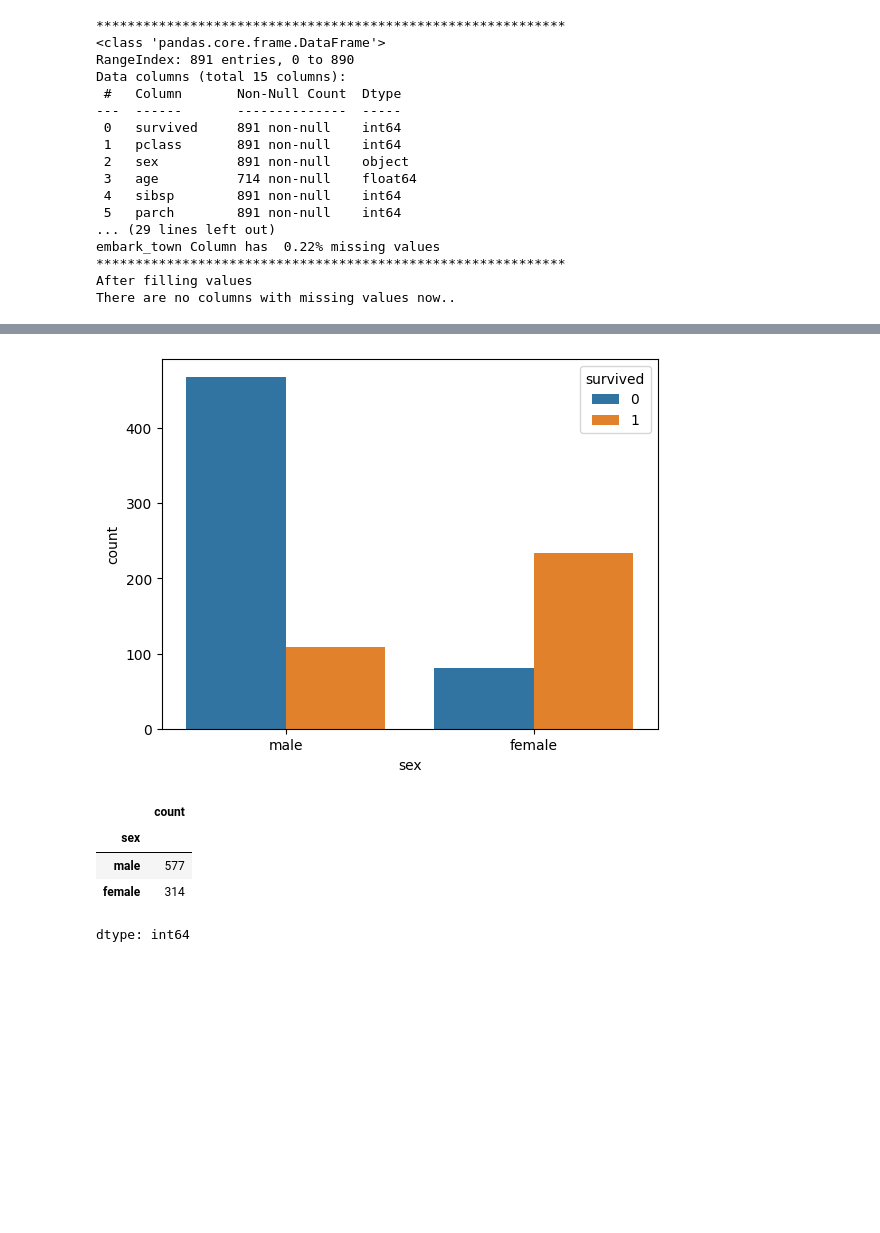
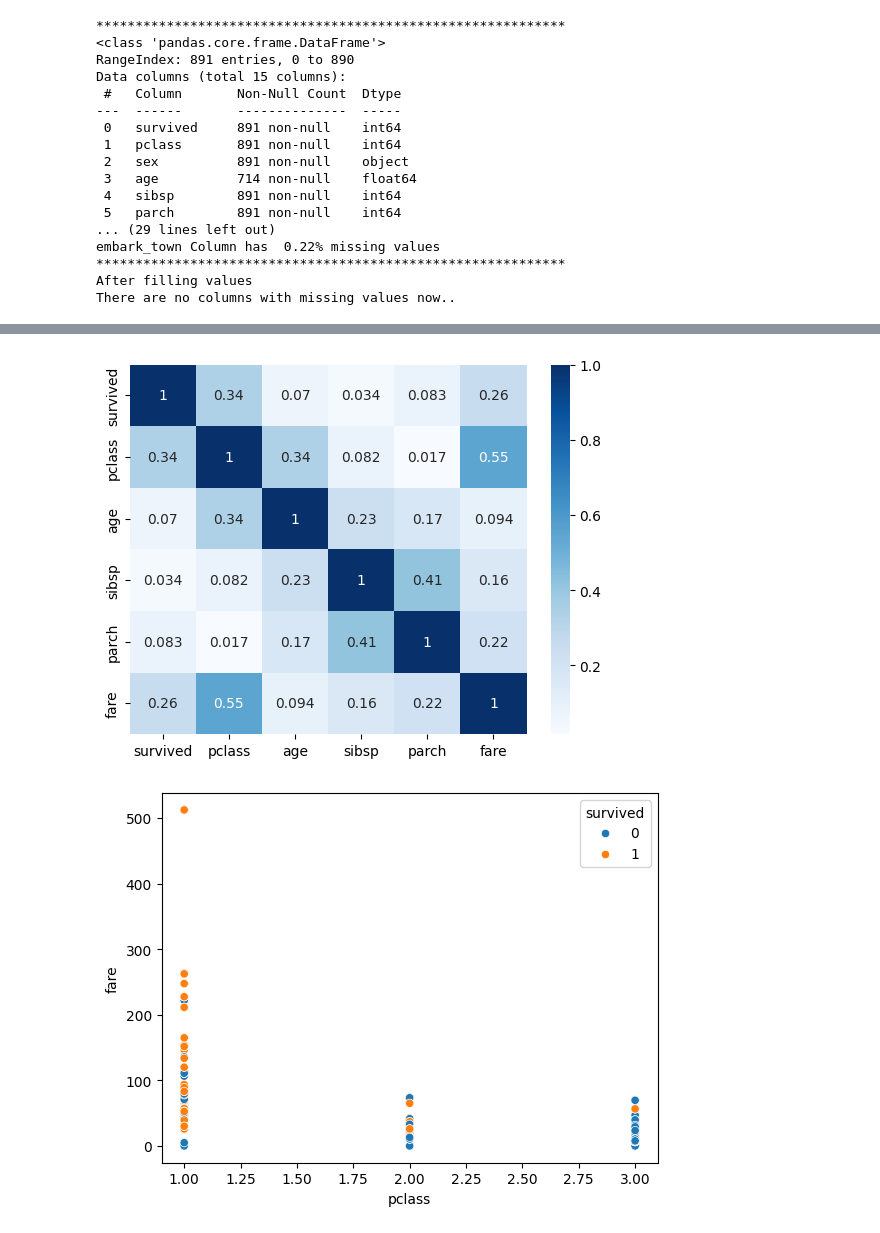
Before and after one commit to Saiteja1620/ZeptoData-AIPlaftform, a Jupyter notebook: analytics/01eda.ipynb, the cells around one changed output, grey strips where cells are left out. Drawn from its saved outputs; the diff is of its cells as text; code cells hidden in the pictures; blank space fills up the shorter version.

```diff
--- a/analytics/01eda.ipynb
+++ b/analytics/01eda.ipynb
@@ -263,13 +263,24 @@ plt.show()
-# %%
-sns.countplot(df_new, x='sex', hue='survived')
-plt.show()
-# %% [output]
-[figure, removed]
-# %%
-df_new['sex'].value_counts()
-# %% [output]
-|  | count |
-| sex |  |
-| male | 577 |
-| female | 314 |
-dtype: int64
+# %%
+#Multivariate EDA
+# 1 - heatmap
+corr_columns=['survived', 'pclass','age','sibsp','parch','fare']
+
+df_new[corr_columns].corr()
+df_corr=df_new[corr_columns]
+
+sns.heatmap(df_corr.corr().abs(),annot=True, cmap='Blues')
+plt.show()
+
+#Strongest correlations
+#1 - pclass vs fare. Passenger Class vs Fare directly related, i.e passengers who pay more fare are obvious to get high coach/pclass.
+#2 - sibsp vs parch. parch (Parents/Children), sibsp(Siblings/Spouse). Passengers who travelled with parents/children are high likely to also travel with siblings or spouse.
+# %% [output]
+[figure, added]
+# %%
+#2 - scatterplot
+#When scatterplot is made between pclass vs fare columns, we clearly see that many people in pclass 1 survived, when compared to people in other pclass 2,3.
+#So higher the fare, higher is the probability of survival.
+sns.scatterplot(df_new,hue='survived',x='pclass',y='fare')
+plt.show()
+# %% [output]
+[figure, added]
```
Also changed, not shown: parts of 6 cells of this notebook.
